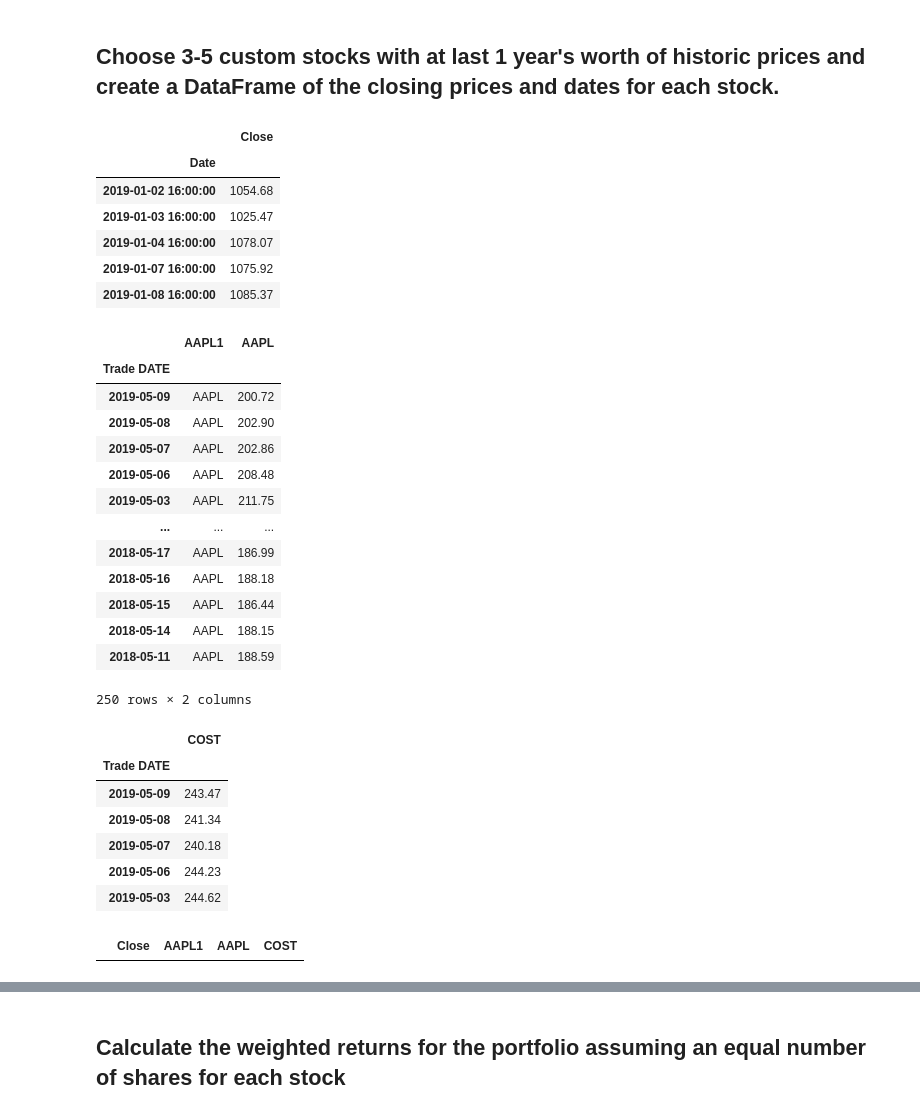
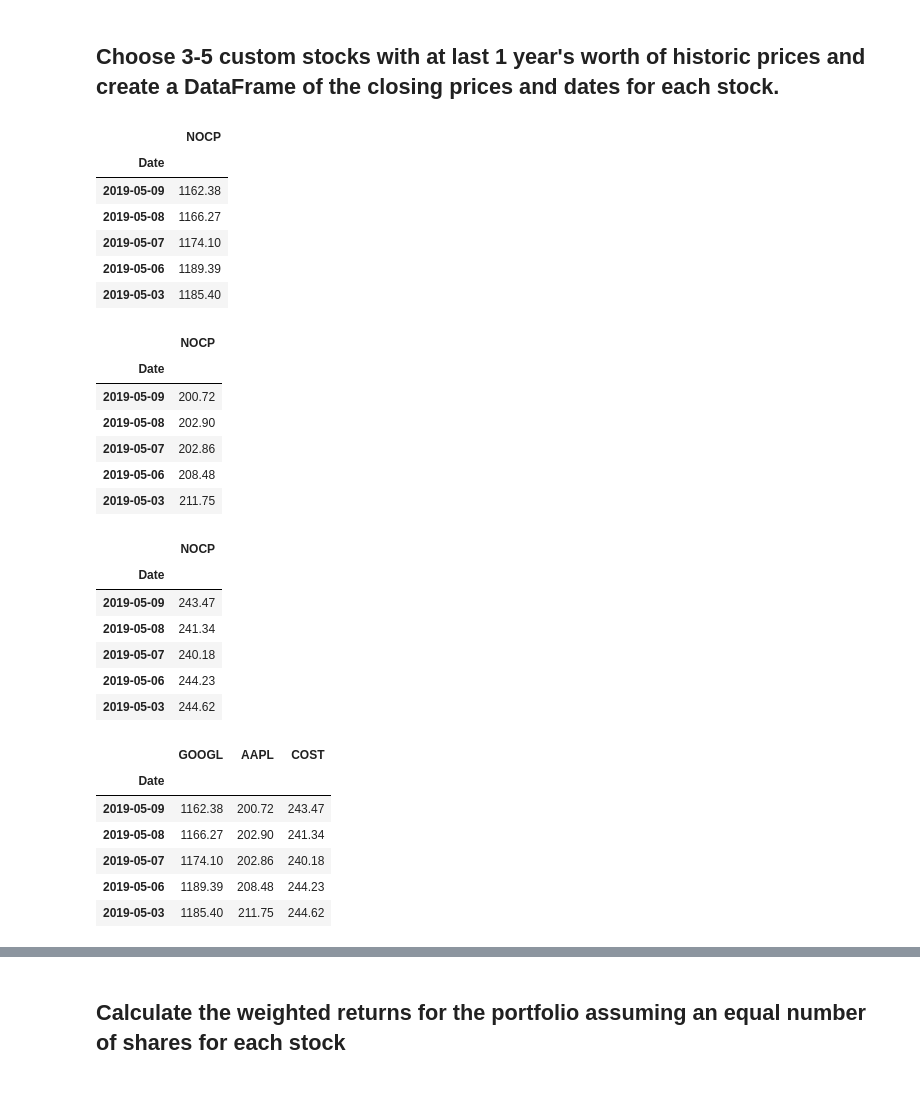
Before and after one commit to mekijah/Pandas-HW, a Jupyter notebook: whale_analysis.ipynb, the cells around one changed output, grey strips where cells are left out. Cells and saved outputs as stored; diff of their text form; code cells hidden in the pictures.

```diff
--- a/whale_analysis.ipynb
+++ b/whale_analysis.ipynb
@@ -347,49 +409,46 @@ In this section, you will build your own portfolio of stocks, calculate the retu
 ## Choose 3-5 custom stocks with at last 1 year's worth of historic prices and create a DataFrame of the closing prices and dates for each stock.
 # %%
 # Google stock
-goog_csv = Path("Resources/GOOGL_data.csv")
-goog_df = pd.read_csv(goog_csv, index_col="Date", infer_datetime_format=True, parse_dates=True)
+goog_csv = Path("Resources/goog_historical.csv")
+goog_df = pd.read_csv(goog_csv, index_col="Trade DATE", infer_datetime_format=True, parse_dates=True)
+#(goog_df.index).date
+#goog_df_index = goog_df.index.date
+goog_df.index.names=["Date"]
+goog_df.drop(columns=['Symbol'],axis=1,inplace = True)
 goog_df.head()
 # %% [output]
-|  | Close |
+|  | NOCP |
 | Date |  |
-| 2019-01-02 16:00:00 | 1054.68 |
-| 2019-01-03 16:00:00 | 1025.47 |
-| 2019-01-04 16:00:00 | 1078.07 |
-| 2019-01-07 16:00:00 | 1075.92 |
-| 2019-01-08 16:00:00 | 1085.37 |
+| 2019-05-09 | 1162.38 |
+| 2019-05-08 | 1166.27 |
+| 2019-05-07 | 1174.10 |
+| 2019-05-06 | 1189.39 |
+| 2019-05-03 | 1185.40 |
 # %%
 # APPLE stock
 aapl_csv = Path("Resources/aapl_historical.csv")
 aapl_df = pd.read_csv(aapl_csv, index_col="Trade DATE", infer_datetime_format=True, parse_dates=True)
-aapl_df.rename( columns={"Symbol": "AAPL1","NOCP":"AAPL"},inplace = True )
-#aapl_df.drop(columns=['AAPL'], axis=1,inplace = True)
-aapl_df
+aapl_df.index.names=["Date"]
+aapl_df.drop(columns=['Symbol'],axis=1,inplace = True)
+aapl_df.head()
 # %% [output]
-|  | AAPL1 | AAPL |
-| Trade DATE |  |  |
-| 2019-05-09 | AAPL | 200.72 |
-| 2019-05-08 | AAPL | 202.90 |
-| 2019-05-07 | AAPL | 202.86 |
-| 2019-05-06 | AAPL | 208.48 |
-| 2019-05-03 | AAPL | 211.75 |
-| ... | ... | ... |
-| 2018-05-17 | AAPL | 186.99 |
-| 2018-05-16 | AAPL | 188.18 |
-| 2018-05-15 | AAPL | 186.44 |
-| 2018-05-14 | AAPL | 188.15 |
-| 2018-05-11 | AAPL | 188.59 |
+|  | NOCP |
+| Date |  |
+| 2019-05-09 | 200.72 |
+| 2019-05-08 | 202.90 |
+| 2019-05-07 | 202.86 |
+| 2019-05-06 | 208.48 |
+| 2019-05-03 | 211.75 |
-250 rows × 2 columns
 # %%
 # COST stock
 cost_csv = Path("Resources/cost_historical.csv")
 cost_df = pd.read_csv(cost_csv, index_col="Trade DATE", infer_datetime_format=True, parse_dates=True)
-cost_df.rename( columns={"Symbol": "COST1","NOCP":"COST"},inplace = True )
-cost_df.drop(columns=['COST1'], axis=1,inplace = True)
+cost_df.index.names=["Date"]
+cost_df.drop(columns=['Symbol'],axis=1,inplace = True)
 cost_df.head()
 # %% [output]
-|  | COST |
-| Trade DATE |  |
+|  | NOCP |
+| Date |  |
 | 2019-05-09 | 243.47 |
 | 2019-05-08 | 241.34 |
 | 2019-05-07 | 240.18 |
@@ -397,8 +456,15 @@ cost_df.head()
 | 2019-05-03 | 244.62 |
 # %%
 # Concatenate all stocks into a single DataFrame
-combined_pt2 = pd.concat([goog_df,aapl_df,cost_df], axis='columns', join='inner')
-combined_pt2.head()
+combined2 = pd.concat([goog_df, aapl_df, cost_df], axis = "columns", join = "inner")
+combined2.columns= ["GOOGL","AAPL","COST"]
+combined2.head()
 # %% [output]
-|  | Close | AAPL1 | AAPL | COST |
+|  | GOOGL | AAPL | COST |
+| Date |  |  |  |
+| 2019-05-09 | 1162.38 | 200.72 | 243.47 |
+| 2019-05-08 | 1166.27 | 202.90 | 241.34 |
+| 2019-05-07 | 1174.10 | 202.86 | 240.18 |
+| 2019-05-06 | 1189.39 | 208.48 | 244.23 |
+| 2019-05-03 | 1185.40 | 211.75 | 244.62 |
 # %%
```
Also changed, not shown: parts of 21 cells of this notebook.
